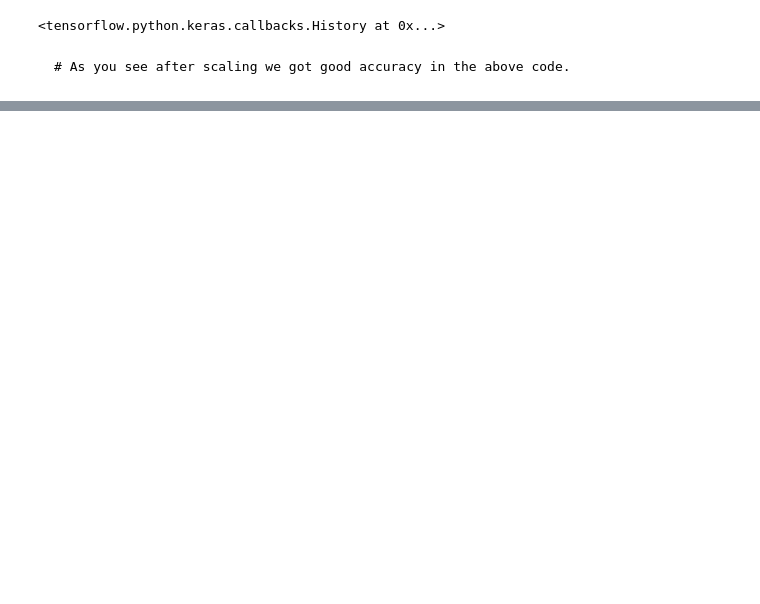
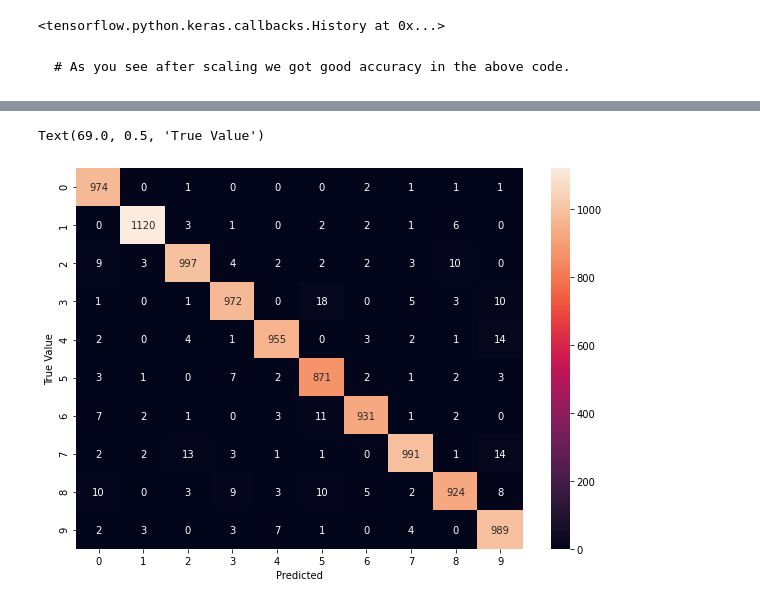
Before and after one commit to srujanperam/dl_1, a Jupyter notebook: notebooks/DL_withscaling_1.ipynb, the cells around one changed output, grey strips where cells are left out. Saved outputs shown, nothing was run; the diff lists cells and outputs as text; code cells hidden in the pictures; blank space fills up the shorter version.

```diff
--- a/notebooks/DL_withscaling_1.ipynb
+++ b/notebooks/DL_withscaling_1.ipynb
@@ -126,0 +247,14 @@ Epoch 5/5
+# %%
+model = keras.Sequential([
+                  # telling how many hidden neurons
+                  keras.layers.Dense(100, input_shape=(784,),  activation='relu'),
+                  # no need to provide input layer, it will automatically connects to above
+                  # provided 100 neurons and telling 10 output values
+                  keras.layers.Dense(10,  activation='sigmoid')
+])
+
+model.compile(optimizer='adam',
+              loss='sparse_categorical_crossentropy',
+              metrics=['accuracy'])
+
+model.fit(X_train_flattened, y_train, epochs=5)
@@ -126,0 +280,13 @@ Epoch 5/5
+# %%
+y_predict = model.predict(X_test_flattened)
+y_predict_labels = [np.argmax(i) for i in y_predict]
+confusion_matrix = tf.math.confusion_matrix(labels=y_test, predictions=y_predict_labels)
+
+import seaborn as sns
+plt.figure(figsize=(10, 7))
+sns.heatmap(confusion_matrix, annot=True, fmt='d')
+plt.xlabel('Predicted')
+plt.ylabel('True Value')
+# %% [output]
+Text(69.0, 0.5, 'True Value')
+[figure, added]
```
Also changed, not shown: parts of 26 cells of this notebook.
